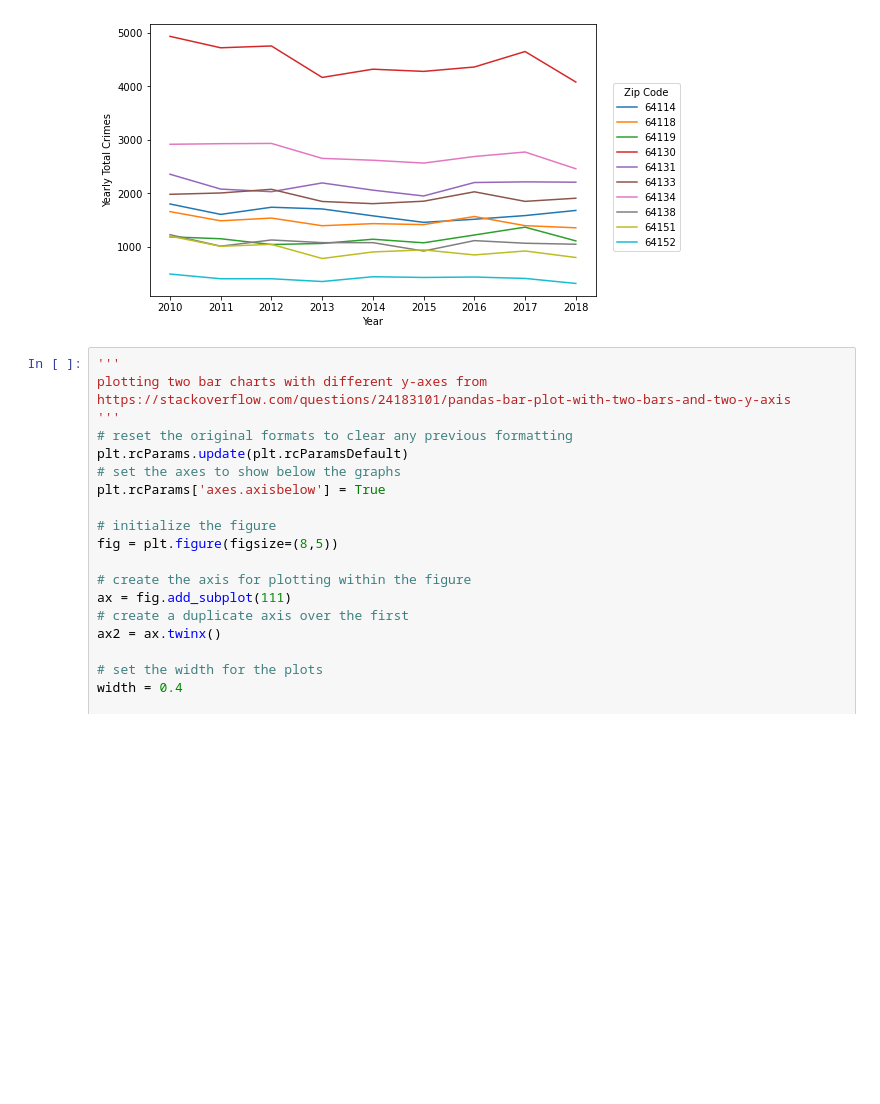
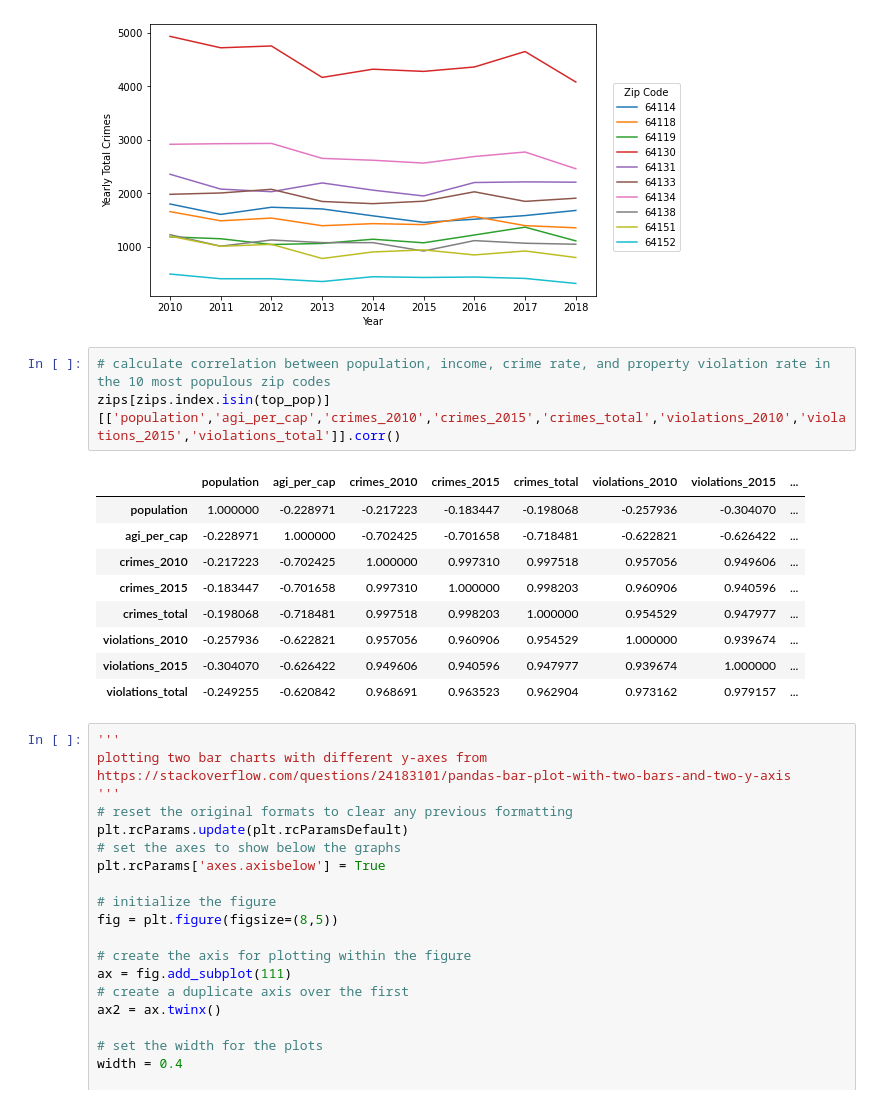
Before and after one commit to sjhaluck/KCMO-Property-and-Crime, a Jupyter notebook: KC_property_crime.ipynb, the cells around one changed output. Drawn from its saved outputs; the diff is of its cells as text; blank space fills up the shorter version.

```diff
--- a/KC_property_crime.ipynb
+++ b/KC_property_crime.ipynb
@@ -1752,6 +1753,19 @@ chart = g.get_figure()
 chart.savefig(filepath, bbox_inches="tight", dpi=300)
 # %% [output]
 [figure]
+# %%
+# calculate correlation between population, income, crime rate, and property violation rate in the 10 most populous zip codes
+zips[zips.index.isin(top_pop)][['population','agi_per_cap','crimes_2010','crimes_2015','crimes_total','violations_2010','violations_2015','violations_total']].corr()
+# %% [output]
+|  | population | agi_per_cap | crimes_2010 | crimes_2015 | crimes_total | violations_2010 | violations_2015 | ... |
+| population | 1.000000 | -0.228971 | -0.217223 | -0.183447 | -0.198068 | -0.257936 | -0.304070 | ... |
+| agi_per_cap | -0.228971 | 1.000000 | -0.702425 | -0.701658 | -0.718481 | -0.622821 | -0.626422 | ... |
+| crimes_2010 | -0.217223 | -0.702425 | 1.000000 | 0.997310 | 0.997518 | 0.957056 | 0.949606 | ... |
+| crimes_2015 | -0.183447 | -0.701658 | 0.997310 | 1.000000 | 0.998203 | 0.960906 | 0.940596 | ... |
+| crimes_total | -0.198068 | -0.718481 | 0.997518 | 0.998203 | 1.000000 | 0.954529 | 0.947977 | ... |
+| violations_2010 | -0.257936 | -0.622821 | 0.957056 | 0.960906 | 0.954529 | 1.000000 | 0.939674 | ... |
+| violations_2015 | -0.304070 | -0.626422 | 0.949606 | 0.940596 | 0.947977 | 0.939674 | 1.000000 | ... |
+| violations_total | -0.249255 | -0.620842 | 0.968691 | 0.963523 | 0.962904 | 0.973162 | 0.979157 | ... |
 # %%
 '''
 plotting two bar charts with different y-axes from
```
Also changed, not shown: parts of 3 cells of this notebook, 1 other file.
